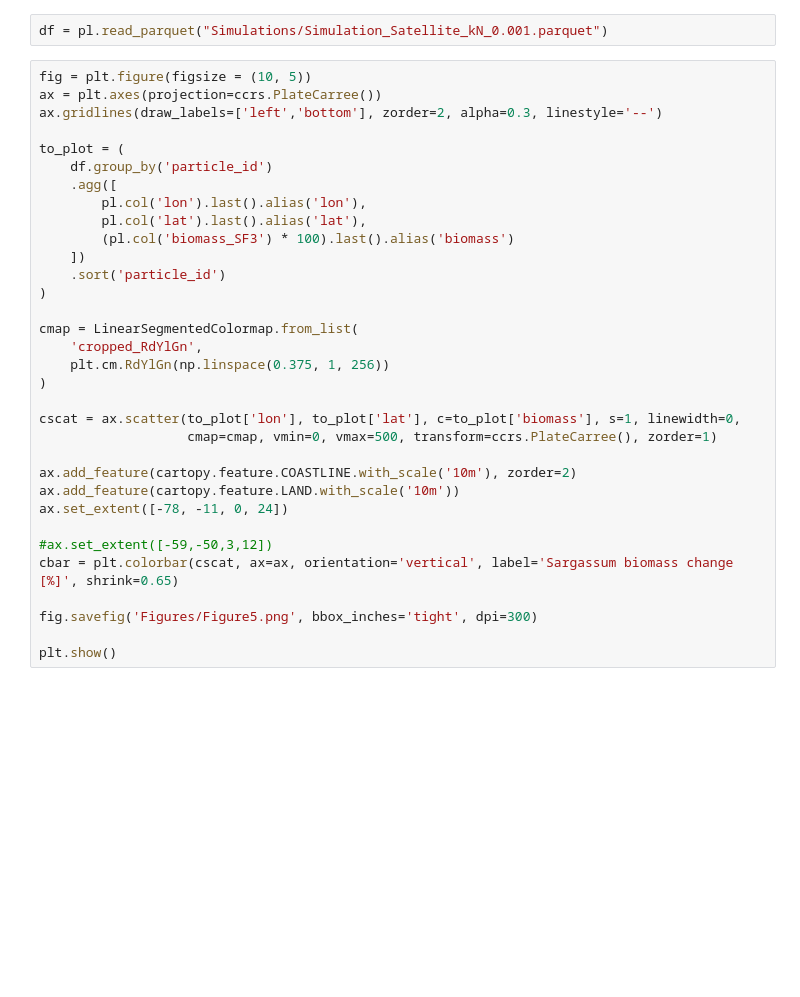
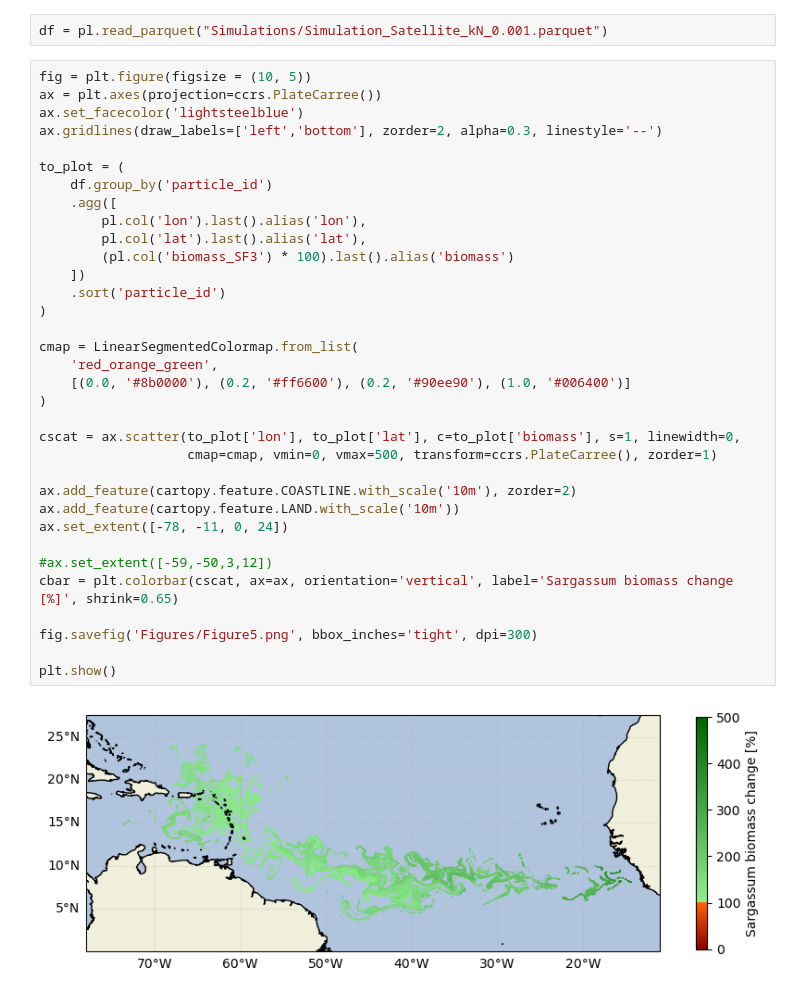
Before and after one commit to Parcels-code/Sargassum_growth_model, a Jupyter notebook: Manuscript_Figures/Figure5.ipynb, the cells around one changed output. Saved outputs shown, nothing was run; the diff lists cells and outputs as text; blank space fills up the shorter version.

```diff
--- a/Manuscript_Figures/Figure5.ipynb
+++ b/Manuscript_Figures/Figure5.ipynb
@@ -12,35 +12,38 @@ df = pl.read_parquet("Simulations/Simulation_Satellite_kN_0.001.parquet")
 # %%
 fig = plt.figure(figsize = (10, 5))
 ax = plt.axes(projection=ccrs.PlateCarree())
+ax.set_facecolor('lightsteelblue')
 ax.gridlines(draw_labels=['left','bottom'], zorder=2, alpha=0.3, linestyle='--')
 
 to_plot = (
     df.group_by('particle_id')
     .agg([
         pl.col('lon').last().alias('lon'),
         pl.col('lat').last().alias('lat'),
         (pl.col('biomass_SF3') * 100).last().alias('biomass')
     ])
     .sort('particle_id')
 )
 
 cmap = LinearSegmentedColormap.from_list(
-    'cropped_RdYlGn',
-    plt.cm.RdYlGn(np.linspace(0.375, 1, 256))
+    'red_orange_green',
+    [(0.0, '#8b0000'), (0.2, '#ff6600'), (0.2, '#90ee90'), (1.0, '#006400')]
 )
 
 cscat = ax.scatter(to_plot['lon'], to_plot['lat'], c=to_plot['biomass'], s=1, linewidth=0,
                    cmap=cmap, vmin=0, vmax=500, transform=ccrs.PlateCarree(), zorder=1)
 
 ax.add_feature(cartopy.feature.COASTLINE.with_scale('10m'), zorder=2)
 ax.add_feature(cartopy.feature.LAND.with_scale('10m'))
 ax.set_extent([-78, -11, 0, 24])
 
 #ax.set_extent([-59,-50,3,12])
 cbar = plt.colorbar(cscat, ax=ax, orientation='vertical', label='Sargassum biomass change [%]', shrink=0.65)
 
 fig.savefig('Figures/Figure5.png', bbox_inches='tight', dpi=300)
 
 plt.show()
+# %% [output]
+[figure, added]
 # %%
 print("Particle-averaged biomass change [%]:", to_plot['biomass'].mean())
```
Also changed, not shown: parts of 1 cell of this notebook, 3 other files.
